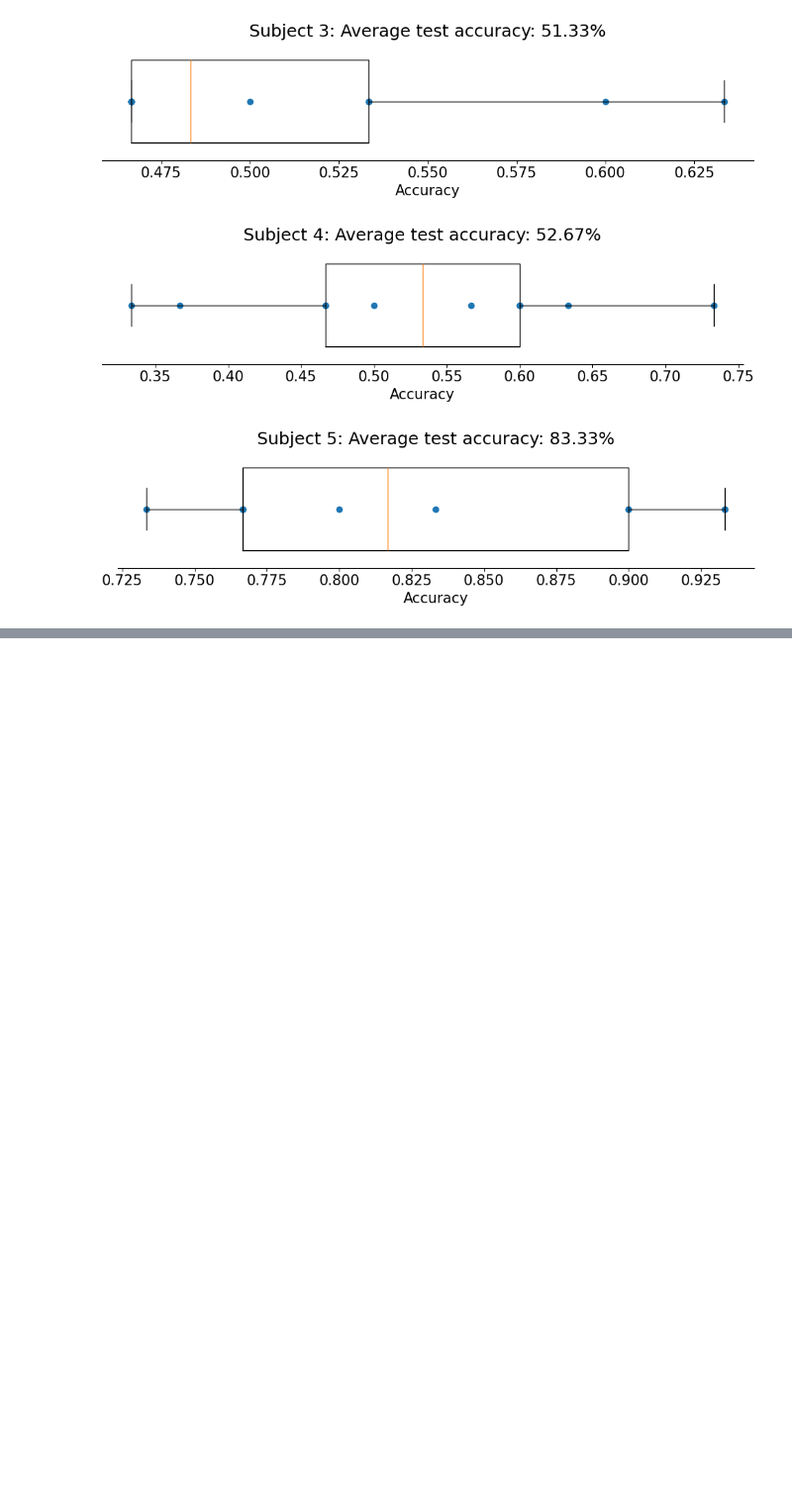
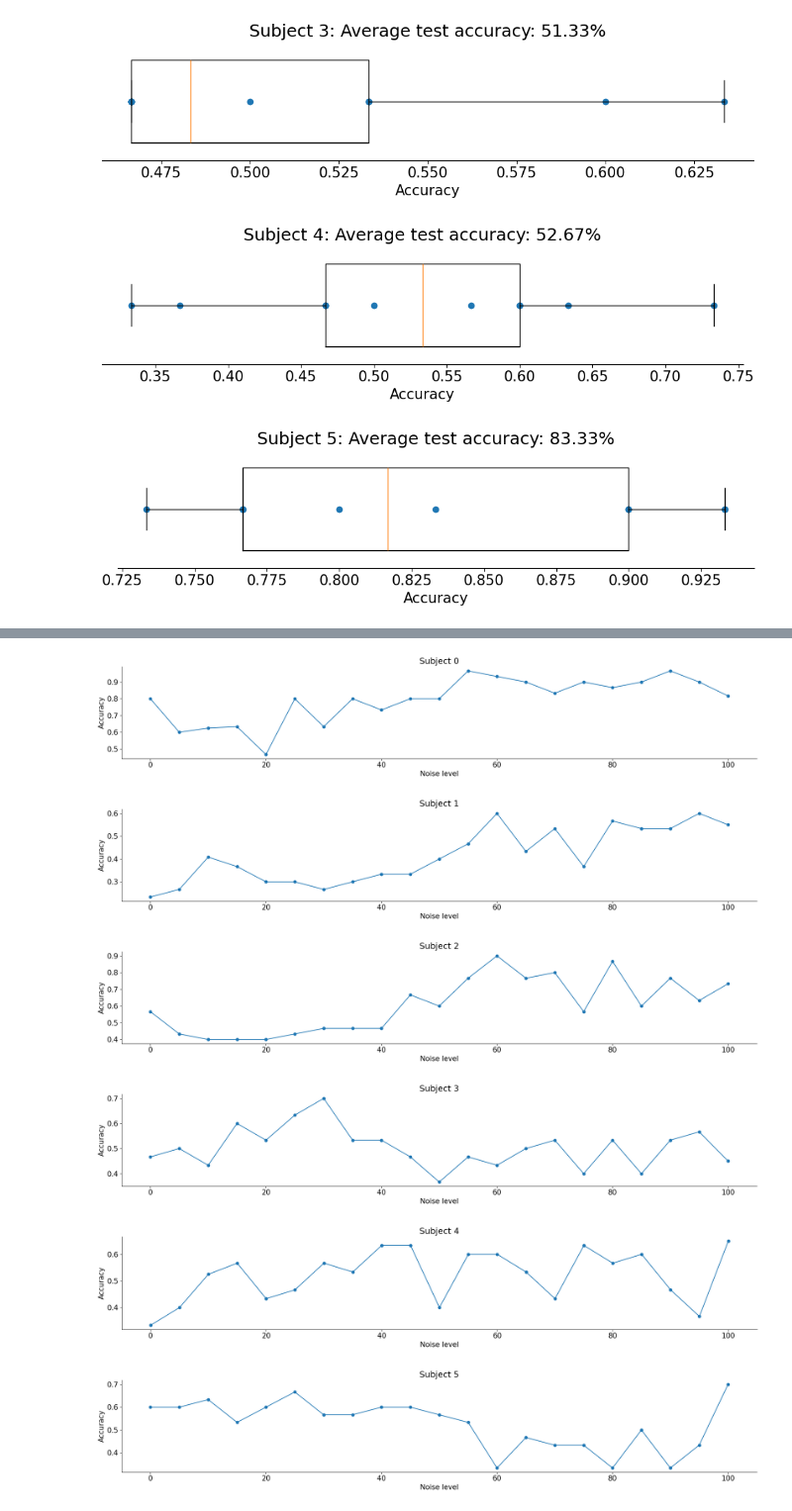
Before and after one commit to smcgovern-proj/neuromatch_ecog_project, a Jupyter notebook: broadband_mean_electrode.ipynb, the cells around one changed output, grey strips where cells are left out. Shown at 99% size. Cells and saved outputs as stored; diff of their text form; code cells hidden in the pictures; blank space fills up the shorter version.

Commit message:
Improved graphs for noisy data

```diff
--- a/broadband_mean_electrode.ipynb
+++ b/broadband_mean_electrode.ipynb
@@ -356,7 +257,7 @@ for idx, sub_data in clean_data_sub.items():
 # %%
 # @title Acc plot
 
-for idx, sub_data in data_by_sub.items():
+for idx, sub_data in clean_data_sub.items():
     accuracies = sub_data["accuracies"]
     y_sub = sub_data["labels"]
 
@@ -460,22 +358,3 @@ for idx, subj in noisy_data_sub.items():
             noisy_fold_acc.append(accuracy_score(y_noise_sub[test_idx], y_pred))
 
         sub_data["accuracies"] = np.array(noisy_fold_acc)
-# %%
-for subj_key, subj_dict in noisy_data_sub.items():
-    # sort noise levels numerically
-    sorted_noises = sorted(subj_dict.keys(), key=lambda x: float(x))
-
-    for noise_level in sorted_noises:
-        sub_data = subj_dict[noise_level]
-        accuracies = np.asarray(sub_data["accuracies"])
-
-        f, ax = plt.subplots(figsize=(len(accuracies), 3))
-        ax.boxplot(accuracies, vert=False, widths=.7)
-        ax.scatter(accuracies, np.ones(len(accuracies)))
-        ax.set(
-            xlabel="Accuracy",
-            yticks=[],
-            title=f"Subject {subj_key} | Noise {noise_level}: Average accuracy: {accuracies.mean():.2%}"
-        )
-        ax.spines["left"].set_visible(False)
-        plt.show()
@@ -495,0 +361,21 @@ for subj_key, subj_dict in noisy_data_sub.items():
+# %%
+for subj_key, subj_dict in noisy_data_sub.items():
+    noise_vals = np.array([float(k) for k in subj_dict.keys()])
+    order = np.argsort(noise_vals)
+    x = noise_vals[order]
+
+    y = []
+    for k in x:
+        y.append(subj_dict[str(int(k) if k.is_integer() else k)]["accuracies"].mean())
+
+    fig, ax = plt.subplots()
+    ax.plot(x, y, marker='o')
+    ax.set(xlabel="Noise level", ylabel="Accuracy", title=f"Subject {subj_key}")
+    plt.show()
+# %% [output]
+[figure, added]
+[figure, added]
+[figure, added]
+[figure, added]
+[figure, added]
+[figure, added]
```
Also changed, not shown: parts of 4 cells of this notebook.
